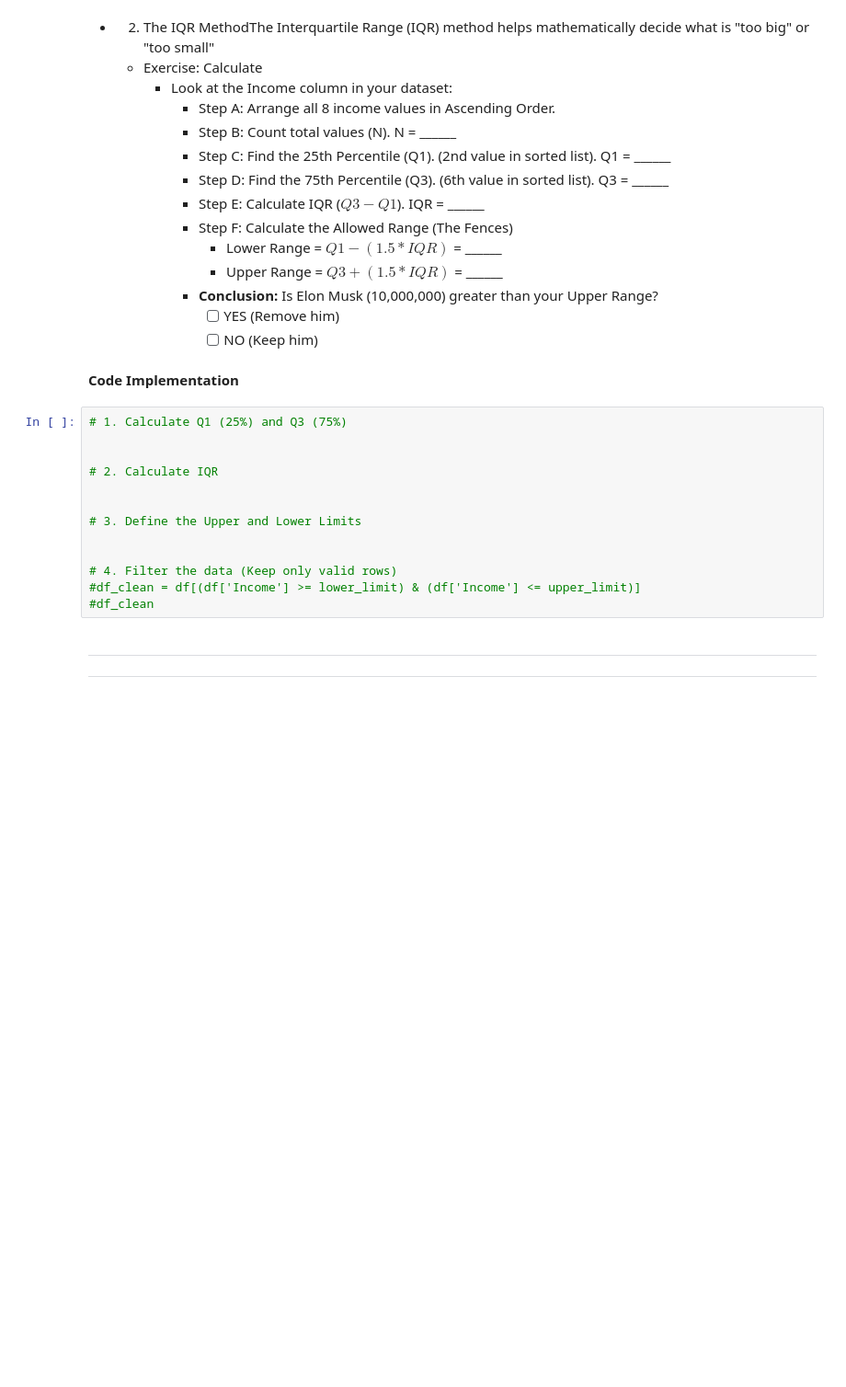
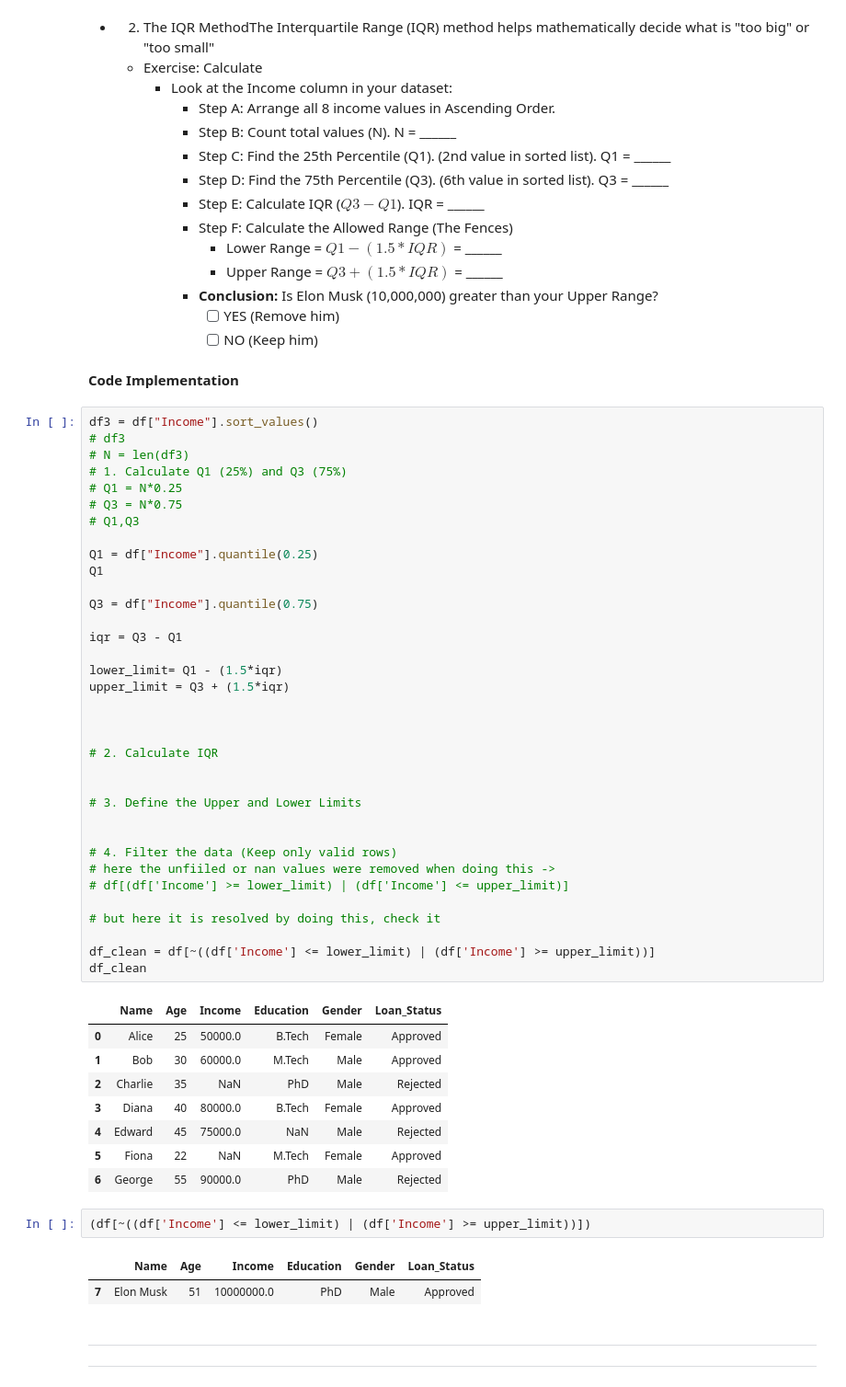
Before and after one commit to aryanpatel99/GEN-AI-PRACTICE, a Jupyter notebook: Copy_of_L2.ipynb, the cells around one changed output. Shown at 92% size. Cells and saved outputs as stored; diff of their text form; blank space fills up the shorter version.

```diff
--- a/Copy_of_L2.ipynb
+++ b/Copy_of_L2.ipynb
@@ -248,18 +304,54 @@ df2 = df.copy()
 # %% [markdown]
 **Code Implementation**
 # %%
+df3 = df["Income"].sort_values()
+# df3
+# N = len(df3)
 # 1. Calculate Q1 (25%) and Q3 (75%)
+# Q1 = N*0.25
+# Q3 = N*0.75
+# Q1,Q3
+
+Q1 = df["Income"].quantile(0.25)
+Q1
+
+Q3 = df["Income"].quantile(0.75)
+
+iqr = Q3 - Q1
+
+lower_limit= Q1 - (1.5*iqr)
+upper_limit = Q3 + (1.5*iqr)
+
 
 
 # 2. Calculate IQR
 
 
 # 3. Define the Upper and Lower Limits
 
 
 # 4. Filter the data (Keep only valid rows)
-#df_clean = df[(df['Income'] >= lower_limit) & (df['Income'] <= upper_limit)]
-#df_clean
+# here the unfiiled or nan values were removed when doing this ->
+# df[(df['Income'] >= lower_limit) | (df['Income'] <= upper_limit)]
+
+# but here it is resolved by doing this, check it
+
+df_clean = df[~((df['Income'] <= lower_limit) | (df['Income'] >= upper_limit))]
+df_clean
+# %% [output]
+|  | Name | Age | Income | Education | Gender | Loan_Status |
+| 0 | Alice | 25 | 50000.0 | B.Tech | Female | Approved |
+| 1 | Bob | 30 | 60000.0 | M.Tech | Male | Approved |
+| 2 | Charlie | 35 | NaN | PhD | Male | Rejected |
+| 3 | Diana | 40 | 80000.0 | B.Tech | Female | Approved |
+| 4 | Edward | 45 | 75000.0 | NaN | Male | Rejected |
+| 5 | Fiona | 22 | NaN | M.Tech | Female | Approved |
+| 6 | George | 55 | 90000.0 | PhD | Male | Rejected |
+# %%
+(df[~((df['Income'] <= lower_limit) | (df['Income'] >= upper_limit))])
+# %% [output]
+|  | Name | Age | Income | Education | Gender | Loan_Status |
+| 7 | Elon Musk | 51 | 10000000.0 | PhD | Male | Approved |
 # %% [markdown]
 ****
 ****
```
Also changed, not shown: parts of 15 cells of this notebook.
